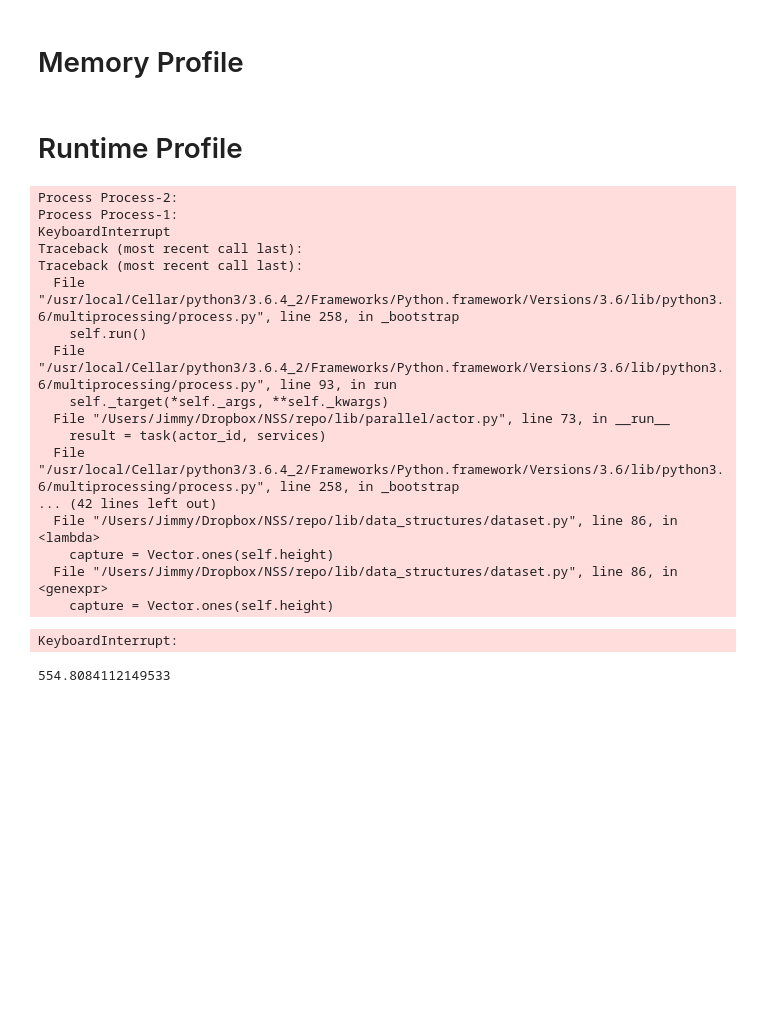
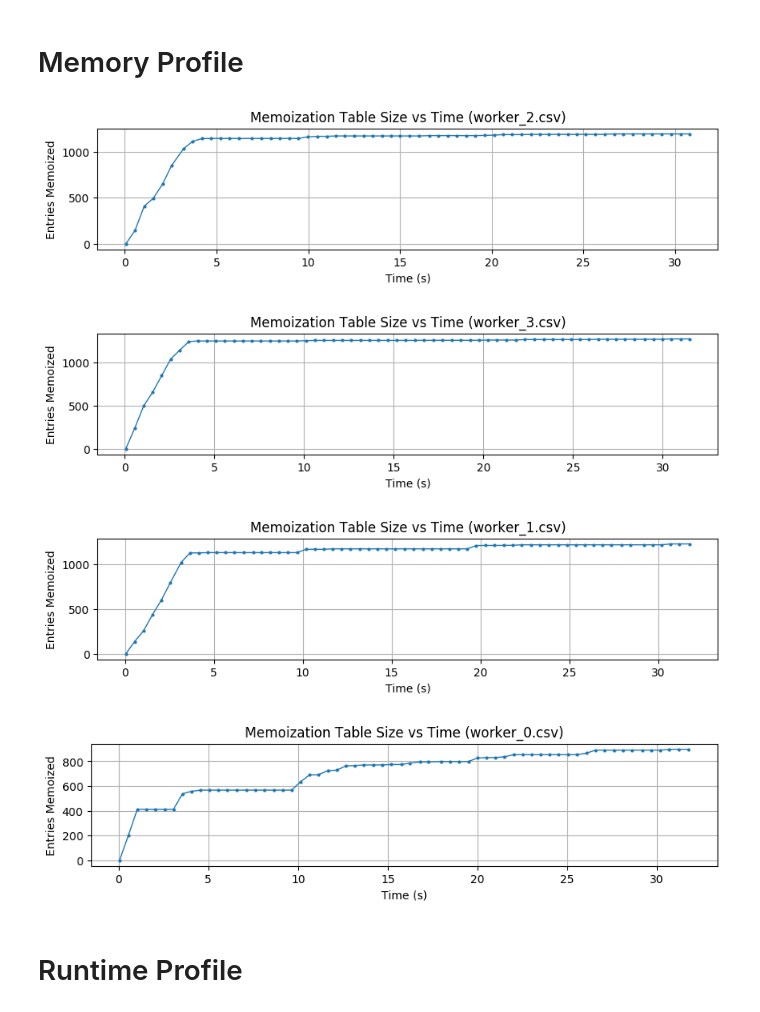
Before and after one commit to marypaulin/repo, a Jupyter notebook: Experiments.ipynb, the cells around one changed output. Saved outputs shown, nothing was run; the diff lists cells and outputs as text; code cells hidden in the pictures; blank space fills up the shorter version.

Commit message:
last stable build

```diff
--- a/Experiments.ipynb
+++ b/Experiments.ipynb
@@ -66,5 +115,36 @@ Text(0.5,1,'Objective Bounds vs Time')
 # %% [markdown]
 # Memory Profile
+# %%
+import matplotlib.pyplot as plt
+from os import listdir
+from os.path import isfile, join, basename
+
+from lib.data_structures.dataset import read_dataframe
+
+directory = 'data/memory'
+paths = [
+    join(directory, name)
+    for name in listdir(directory)
+    if isfile(join(directory, name))]
+
+for path in paths:
+    dataset = read_dataframe(path)
+    (n, m) = dataset.shape
+
+    x = dataset.values[:,0]
+    y = dataset.values[:,1]
+
+    fig = plt.figure(figsize=(10, 2), dpi=100)
+    plt.plot(x, y, markersize=2, marker='o', linewidth=1)
+    plt.xlabel('Time (s)')
+    plt.ylabel('Entries Memoized')
+    plt.grid()
+    plt.title('Memoization Table Size vs Time ({})'.format(basename(path)))
+# %% [output]
+[figure, added]
+[figure, added]
+[figure, added]
+[figure, added]
 # %% [markdown]
 # Runtime Profile
 # %%
@@ -88,7 +168,8 @@ hyperparameters = {
 
     'workers': 1, # Parameter that varies based on how much computational resource is available
 
-    'visualize': False, # Toggle whether a rule-list visualization is rendered
+    'visualize_model': False, # Toggle whether a rule-list visualization is rendered
+    'visualize_training': False,  # Toggle whether a dependency graph is streamed at runtime
     'verbose': False, # Toggle whether event messages are printed
     'log': False, # Toggle whether client processes log to logs/work_<id>.log files
 
@@ -129,45 +210,3 @@ hyperparameters = {
 model = ParallelOSDTClassifier(**hyperparameters)
 model.fit(X, y)
 cProfile.run('model.fit(X, y)', sort='tottime')
-# %% [output]
-Process Process-2:
-Process Process-1:
-KeyboardInterrupt
-Traceback (most recent call last):
-Traceback (most recent call last):
-  File "/usr/local/Cellar/python3/3.6.4_2/Frameworks/Python.framework/Versions/3.6/lib/python3.6/multiprocessing/process.py", line 258, in _bootstrap
-    self.run()
-  File "/usr/local/Cellar/python3/3.6.4_2/Frameworks/Python.framework/Versions/3.6/lib/python3.6/multiprocessing/process.py", line 93, in run
-    self._target(*self._args, **self._kwargs)
-  File "/Users/Jimmy/Dropbox/NSS/repo/lib/parallel/actor.py", line 73, in __run__
-    result = task(actor_id, services)
-  File "/usr/local/Cellar/python3/3.6.4_2/Frameworks/Python.framework/Versions/3.6/lib/python3.6/multiprocessing/process.py", line 258, in _bootstrap
-... (42 lines left out)
-  File "/Users/Jimmy/Dropbox/NSS/repo/lib/data_structures/dataset.py", line 86, in <lambda>
-    capture = Vector.ones(self.height)
-  File "/Users/Jimmy/Dropbox/NSS/repo/lib/data_structures/dataset.py", line 86, in <genexpr>
-    capture = Vector.ones(self.height)
-KeyboardInterrupt:
-# %%
-from time import time
-from lib.data_structures.vector import Vector
-L = 100000
-S = 100
-
-def bench(samples, f):
-    start = time()
-    for i in range(samples):
-        f()
-    finish = time()
-    return (finish - start) / samples
-
-v = Vector([1]*L)
-l = [1]*L
-
-t1 = bench(S, lambda: v.count())
-t2 = bench(S, lambda: sum(l))
-
-speedup = t2 / t1
-print(speedup)
-# %% [output]
-554.8084112149533
```
Also changed, not shown: parts of 5 cells of this notebook, 55 other files.
